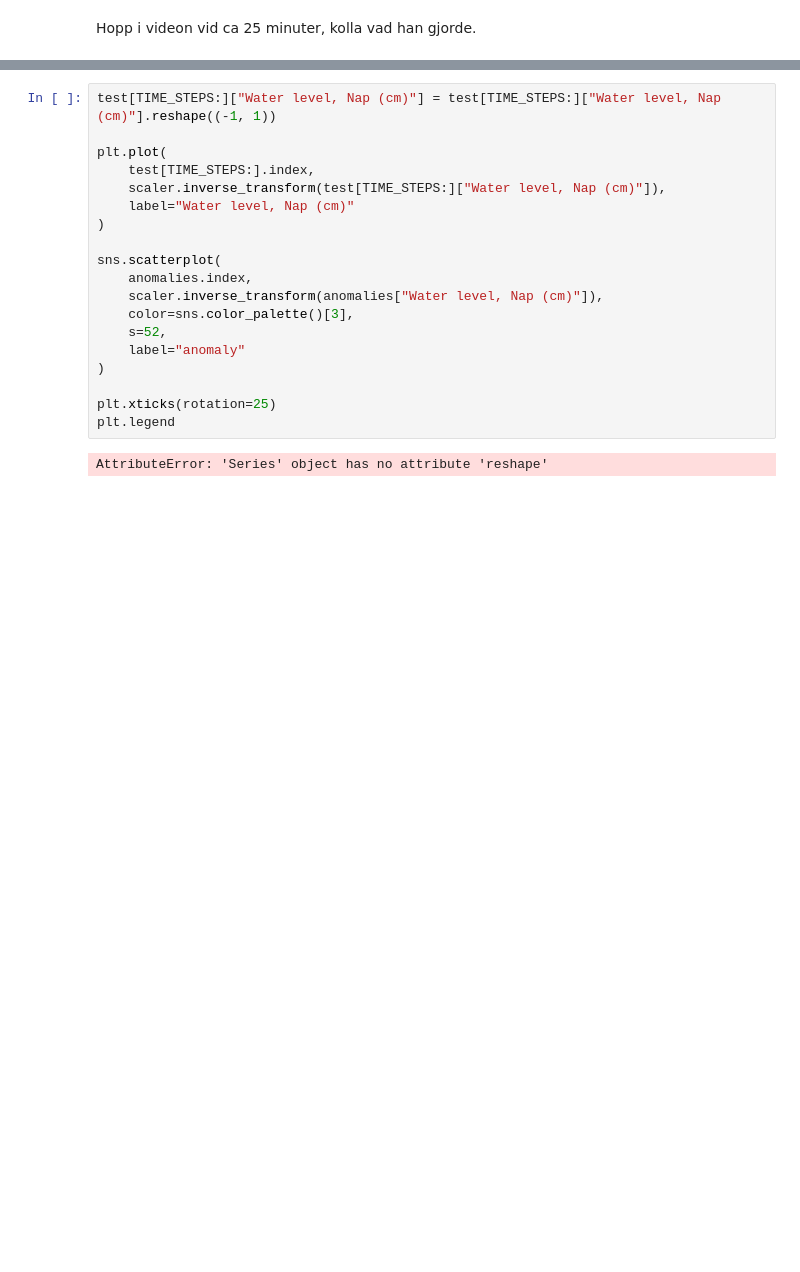
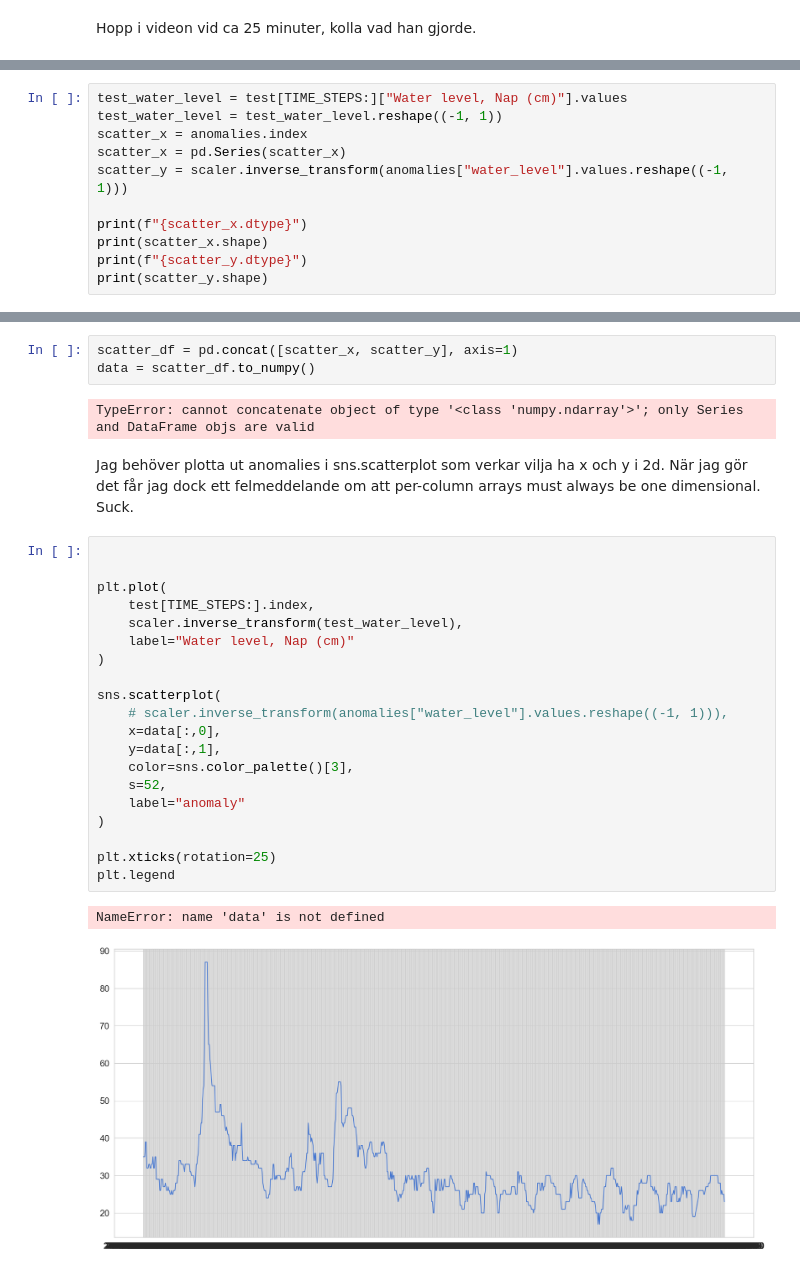
Before and after one commit to IVL-Research/lia-outlier-detection, a Jupyter notebook: lstm.ipynb, the cells around one changed output, grey strips where cells are left out. Cells and saved outputs as stored; diff of their text form; blank space fills up the shorter version.

```diff
--- a/lstm.ipynb
+++ b/lstm.ipynb
@@ -236,0 +443,11 @@ anomalies
+# %%
+test_water_level = test[TIME_STEPS:]["Water level, Nap (cm)"].values
+test_water_level = test_water_level.reshape((-1, 1))
+scatter_x = anomalies.index
+scatter_x = pd.Series(scatter_x)
+scatter_y = scaler.inverse_transform(anomalies["water_level"].values.reshape((-1, 1)))
+
+print(f"{scatter_x.dtype}")
+print(scatter_x.shape)
+print(f"{scatter_y.dtype}")
+print(scatter_y.shape)
@@ -237,21 +459,30 @@ anomalies
+# %%
+scatter_df = pd.concat([scatter_x, scatter_y], axis=1)
+data = scatter_df.to_numpy()
+# %% [output]
+TypeError: cannot concatenate object of type '<class 'numpy.ndarray'>'; only Series and DataFrame objs are valid
+# %% [markdown]
+Jag behöver plotta ut anomalies i sns.scatterplot som verkar vilja ha x och y i 2d. När jag gör det får jag dock ett felmeddelande om att per-column arrays must always be one dimensional. Suck.
 # %%
-test[TIME_STEPS:]["Water level, Nap (cm)"] = test[TIME_STEPS:]["Water level, Nap (cm)"].reshape((-1, 1))
+
 
 plt.plot(
     test[TIME_STEPS:].index,
-    scaler.inverse_transform(test[TIME_STEPS:]["Water level, Nap (cm)"]),
+    scaler.inverse_transform(test_water_level),
     label="Water level, Nap (cm)"
 )
 
 sns.scatterplot(
-    anomalies.index,
-    scaler.inverse_transform(anomalies["Water level, Nap (cm)"]),
+    # scaler.inverse_transform(anomalies["water_level"].values.reshape((-1, 1))),
+    x=data[:,0],
+    y=data[:,1],
     color=sns.color_palette()[3],
     s=52,
     label="anomaly"
 )
 
 plt.xticks(rotation=25)
 plt.legend
 # %% [output]
-AttributeError: 'Series' object has no attribute 'reshape'
+NameError: name 'data' is not defined
+[figure, added]
```
Also changed, not shown: parts of 37 cells of this notebook, 1 other file.
